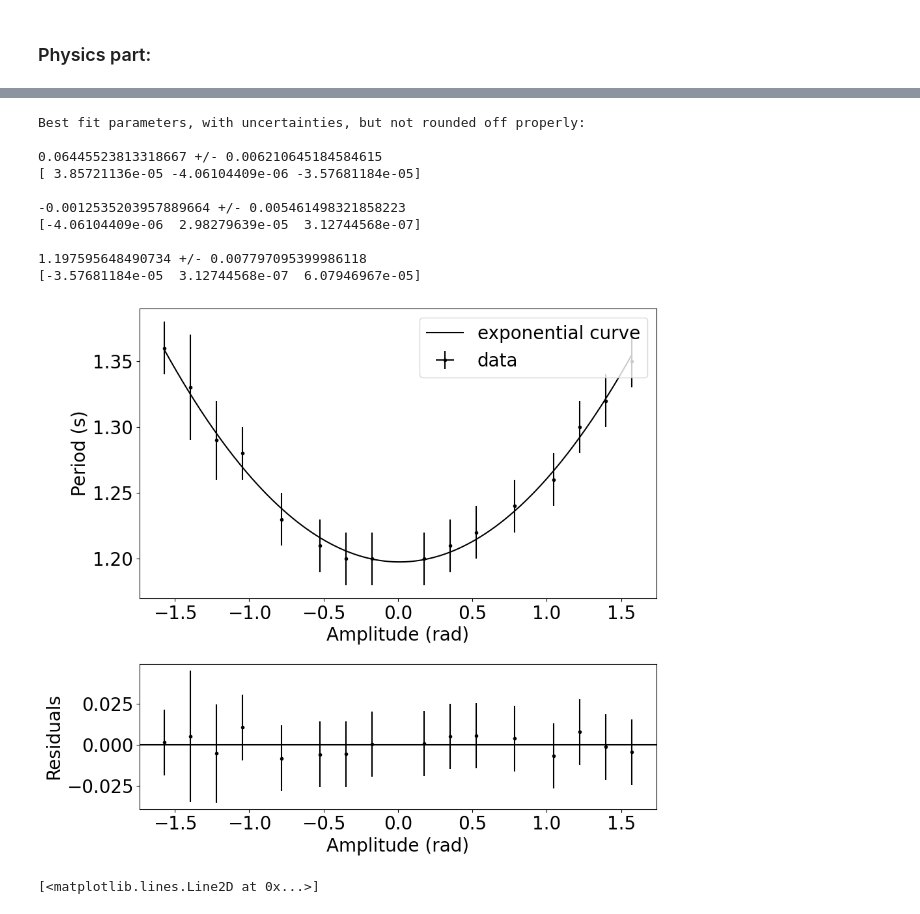
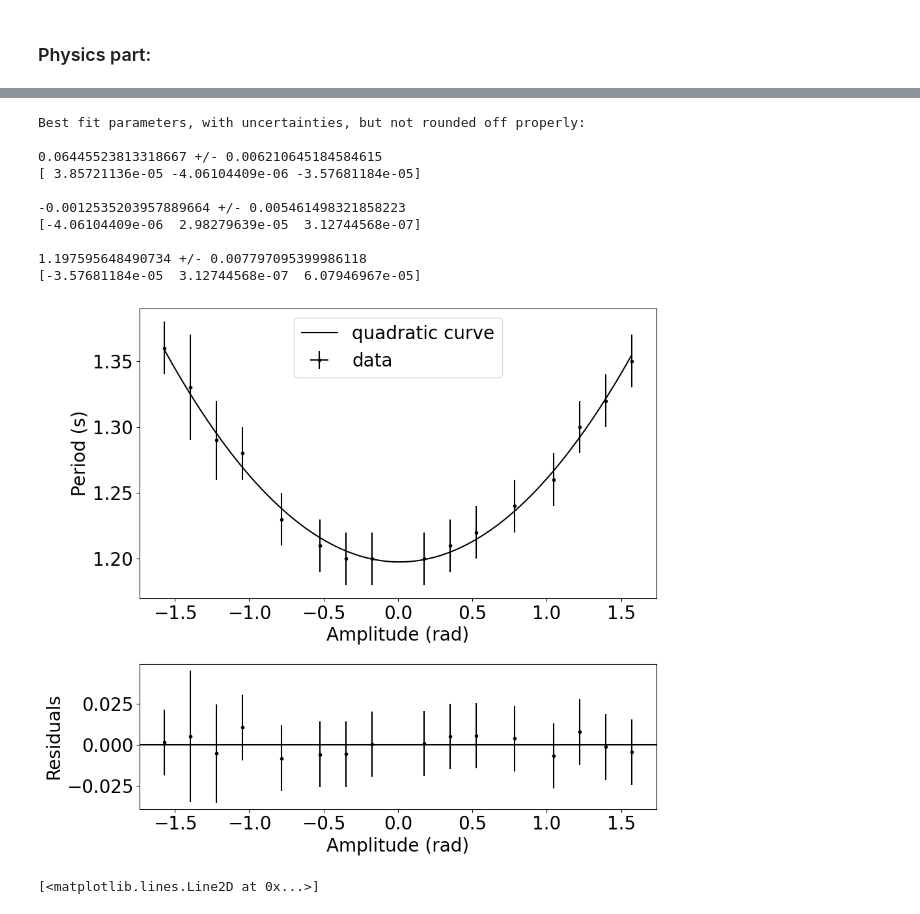
Before and after one commit to ijessicachen/introdatascience, a Jupyter notebook: schoolgraphs/PHY180_pendulum/fitdata_PHY180.ipynb, the cells around one changed output, grey strips where cells are left out. Drawn from its saved outputs; the diff is of its cells as text; code cells hidden in the pictures.

```diff
--- a/schoolgraphs/PHY180_pendulum/fitdata_PHY180.ipynb
+++ b/schoolgraphs/PHY180_pendulum/fitdata_PHY180.ipynb
@@ -30,7 +30,8 @@ Also obviously a lot of help from the various docs.
 # %%
 def plot_fit(my_func, xdata, ydata, xerror=None, yerror=None, best_fit=None, init_guess=None, init_guess2 = None, font_size=14,
              xlabel="Independant Variable (units)", ylabel="Dependent Variable (units)",
-             title="My Graph Needs a Better Title", save_fig="graph.png", tau=False):
+             title="My Graph Needs a Better Title", save_fig="graph.png", legend=["Best Fit Curve"],
+             legend_loc = 'upper right', tau=False, log_scale = False):
 
     plt.rcParams.update({'font.size': font_size})
     plt.rcParams['figure.figsize'] = 10, 9  # Change the picture size, useful for
@@ -81,13 +82,13 @@ def plot_fit(my_func, xdata, ydata, xerror=None, yerror=None, best_fit=None, ini
     # Plot the data with error bars, fmt makes it data points not a line, label is
     # a string which will be printed in the legend, you should edit this string.
 
-    ax1.plot(xs, curve, label="exponential curve", color="black")
+    ax1.plot(xs, curve, label=legend[0], color="black")
     # Plot the best fit curve on top of the data points as a line.
     # NOTE: you may want to change the value of label to something better!!
     if tau:
-        ax1.plot(xs, curve2, label="best fit - logarithmic", color="blue")
+        ax1.plot(xs, curve2, label=legend[1], color="blue")
 
-    ax1.legend(loc='upper right')
+    ax1.legend(loc=legend_loc)
     # Prints a box using what's in the "label" strings in the previous two lines.
     # loc specifies the location
 
@@ -117,10 +118,11 @@ def plot_fit(my_func, xdata, ydata, xerror=None, yerror=None, best_fit=None, ini
                      textcoords="offset points", # how to position the text
                      xytext=(0,10), # distance from text to points (x,y)
                      ha='left', # horizontal alignment
-                     size = 9) # font size
+                     size = 12) # font size
 
-    #ax1.set_xscale('log')
-    #ax1.set_yscale('log')
+    if (log_scale):
+        ax1.set_xscale('log')
+        ax1.set_yscale('log')
     # uncomment out the above two lines if you want to make it log-log scale
 
     # SECOND PLOT: RESIDUALS
@@ -203,35 +205,36 @@ Best fit parameters, with uncertainties, but not rounded off properly:
 def quadratic(t, a, b, c):
     return a*t**2 + b*t + c
 
 # Now load the data from the file. The file should be in the same directory as this Python code.
 # Some chance you will need an absolute path: "C:\\Users\\Brian\\Python\\mydata_fake.txt"
 filename="./periodangle_data.tsv"
 x, y, xerr, yerr = load_data(filename)
 
 # This time, let's use every single possible option available to bb.plot_fit()
 
 init_guess = (-0.5, 0, +0.5) # guess for the best fit parameters
 font_size = 20
 xlabel = "Amplitude (rad)"
 ylabel = "Period (s)"
 
 # Now we make the plot, displayed on screen and saved in the directory, and print the best fit values
 plot_fit(quadratic, x, y, xerr, yerr, init_guess=init_guess, font_size=font_size,
-            xlabel=xlabel, ylabel=ylabel, save_fig="periodvsangle.png")
+            xlabel=xlabel, ylabel=ylabel, save_fig="periodvsangle.png", legend=["quadratic curve"],
+            legend_loc = "upper center")
 
 # Note: for sinusoidal functions, guessing the period correctly with init_guess is critical
 # %% [output]
 Best fit parameters, with uncertainties, but not rounded off properly:
 
 0.06445523813318667 +/- 0.006210645184584615
 [ 3.85721136e-05 -4.06104409e-06 -3.57681184e-05]
 
 -0.0012535203957889664 +/- 0.005461498321858223
 [-4.06104409e-06  2.98279639e-05  3.12744568e-07]
 
 1.197595648490734 +/- 0.007797095399986118
 [-3.57681184e-05  3.12744568e-07  6.07946967e-05]
-[figure, old version]
+[figure, new version]
 # %%
 # Try thing I found online for exponential
 from scipy import signal
```
Also changed, not shown: parts of 7 cells of this notebook, 12 other files.
